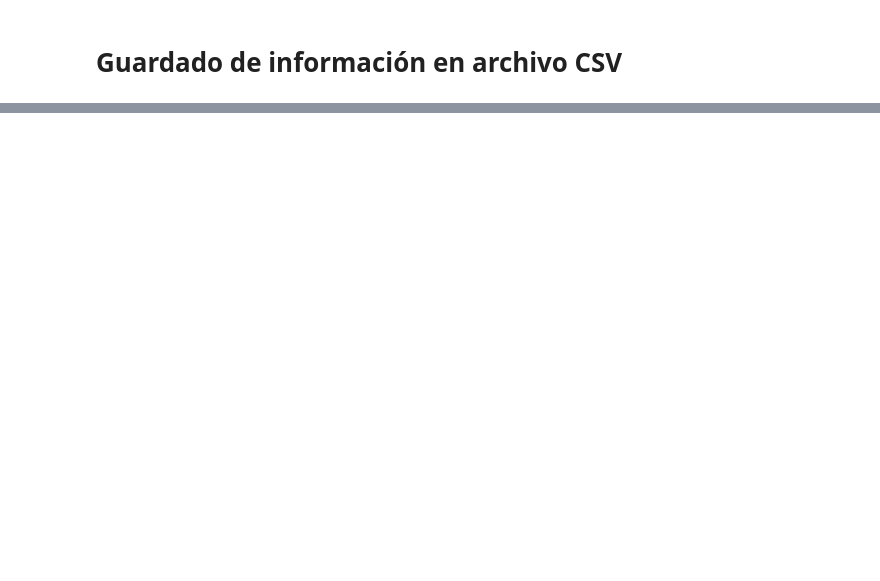
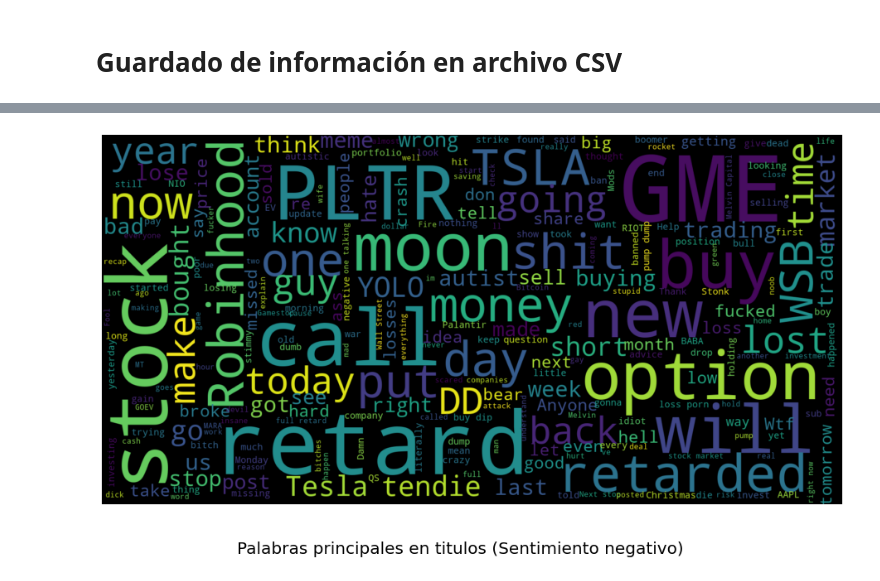
Before and after one commit to josegomez9203/Tesis_Reddit, a Jupyter notebook: Extraccion_Submissions_de_Reddit_usando_Pushshift.ipynb, the cells around one changed output, grey strips where cells are left out. Cells and saved outputs as stored; diff of their text form; code cells hidden in the pictures; blank space fills up the shorter version.

```diff
--- a/Extraccion_Submissions_de_Reddit_usando_Pushshift.ipynb
+++ b/Extraccion_Submissions_de_Reddit_usando_Pushshift.ipynb
@@ -181,0 +371,4 @@ wallstreetbets_2020_12.csv
+# %%
+show_wordcloud(data.loc[data['title_sentiment']=='Negative', 'Title'], title = 'Palabras principales en titulos (Sentimiento negativo)')
+# %% [output]
+[figure, added]
```
Also changed, not shown: parts of 23 cells of this notebook.
